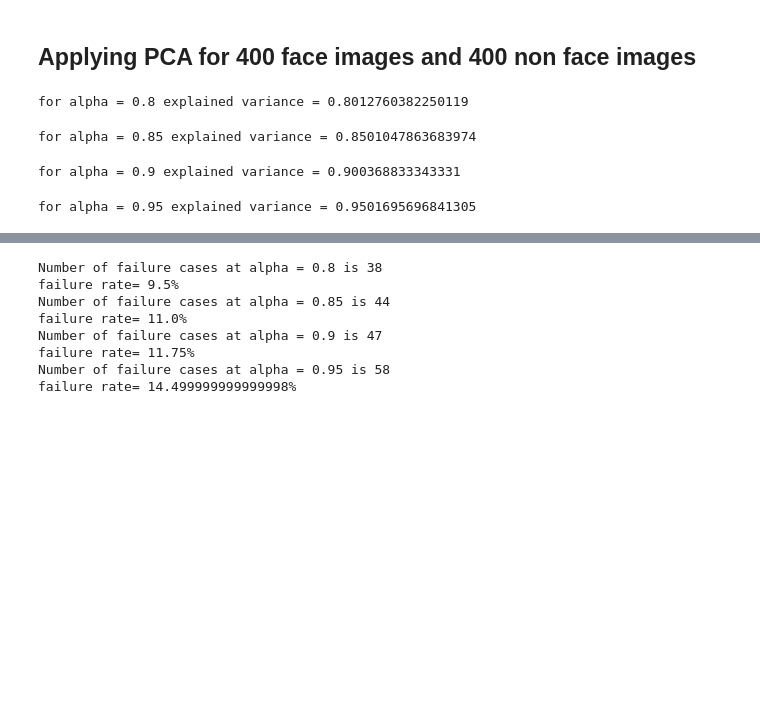
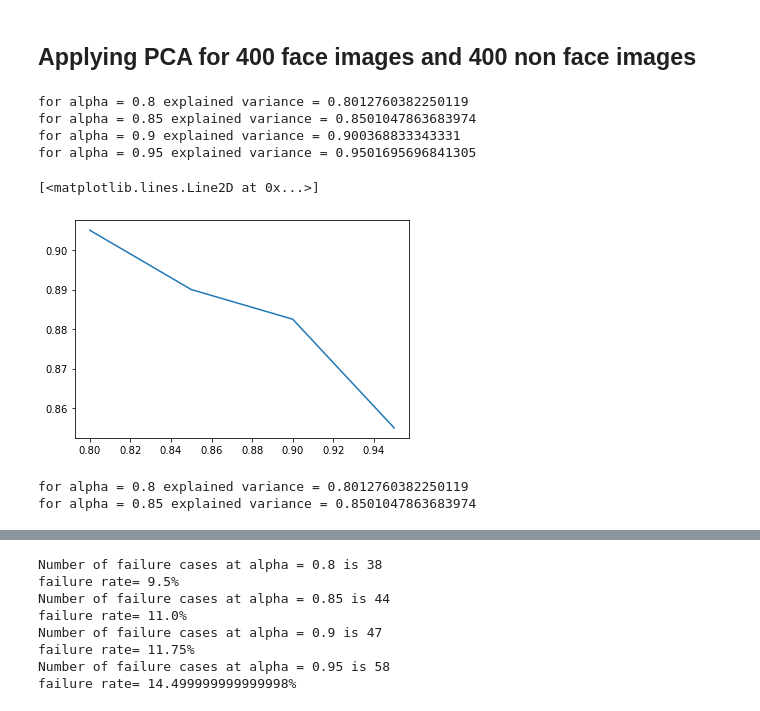
Before and after one commit to SeifTahtawy/Face-Recognition, a Jupyter notebook: 7152-6825_FaceRecognition.ipynb, the cells around one changed output, grey strips where cells are left out. Drawn from its saved outputs; the diff is of its cells as text; code cells hidden in the pictures; blank space fills up the shorter version.

```diff
--- a/7152-6825_FaceRecognition.ipynb
+++ b/7152-6825_FaceRecognition.ipynb
@@ -288,18 +277,25 @@ for alpha in alphas:
     predictions=predictions.reshape(400,1)
     accuracy_for_alpha.append(accuracy)
     alpha_predictions.append(predictions)
-    alpha_predictions=np.array(alpha_predictions)
 # %% [output]
 for alpha = 0.8 explained variance = 0.8012760382250119
+for alpha = 0.85 explained variance = 0.8501047863683974
+for alpha = 0.9 explained variance = 0.900368833343331
+for alpha = 0.95 explained variance = 0.9501695696841305
-for alpha = 0.85 explained variance = 0.8501047863683974
-for alpha = 0.9 explained variance = 0.900368833343331
-for alpha = 0.95 explained variance = 0.9501695696841305
+# %%
+plt.plot(alphas,accuracy_for_alpha)
+# %% [output]
+[<matplotlib.lines.Line2D at 0x...>]
+[figure, added]
 # %%
 alpha_K_nonFaces = np.zeros((4,4)) #2-D array showing accuracy for each combination of alpha and K
 for i in range(len(alphas)):
-    P2, var2, Z_train2, Z_test2 = PCA(new_X_train1,new_X_test1,alpha)
+    P2, var2, Z_train2, Z_test2 = PCA(new_X_train1,new_X_test1,alphas[i])
     projected_Z_train2 = np.dot(P2.T, Z_train2.T)
     projected_Z_test2 = np.dot(P2.T, Z_test2.T)
     for j in range(len(k_list)):
-        accuracy,prediction=knn(projected_Z_train2,Y_train, projected_Z_test2, new_Y_test,k_list[j])
+        accuracy,prediction=knn(projected_Z_train2,new_Y_train1, projected_Z_test2, new_Y_test1,k_list[j])
         alpha_K_nonFaces[i][j]= accuracy
+# %% [output]
+for alpha = 0.8 explained variance = 0.8012760382250119
+for alpha = 0.85 explained variance = 0.8501047863683974
```
Also changed, not shown: parts of 3 cells of this notebook.
